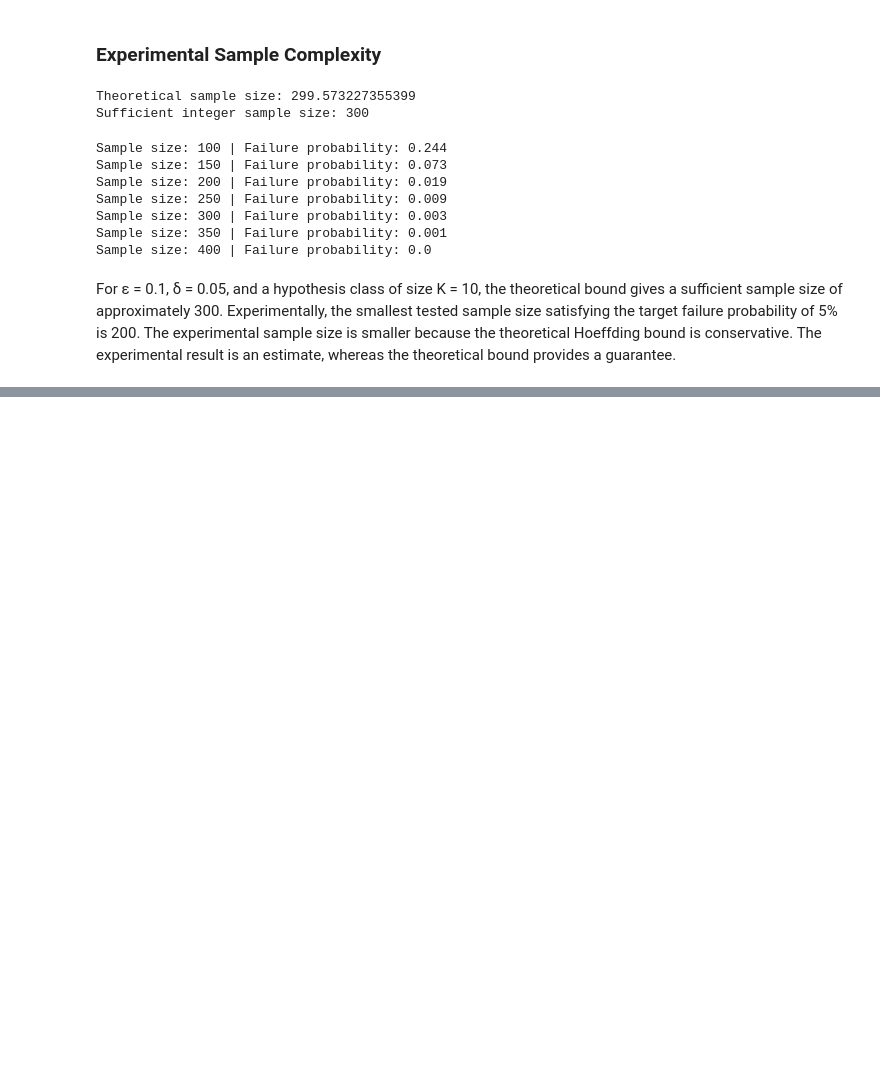
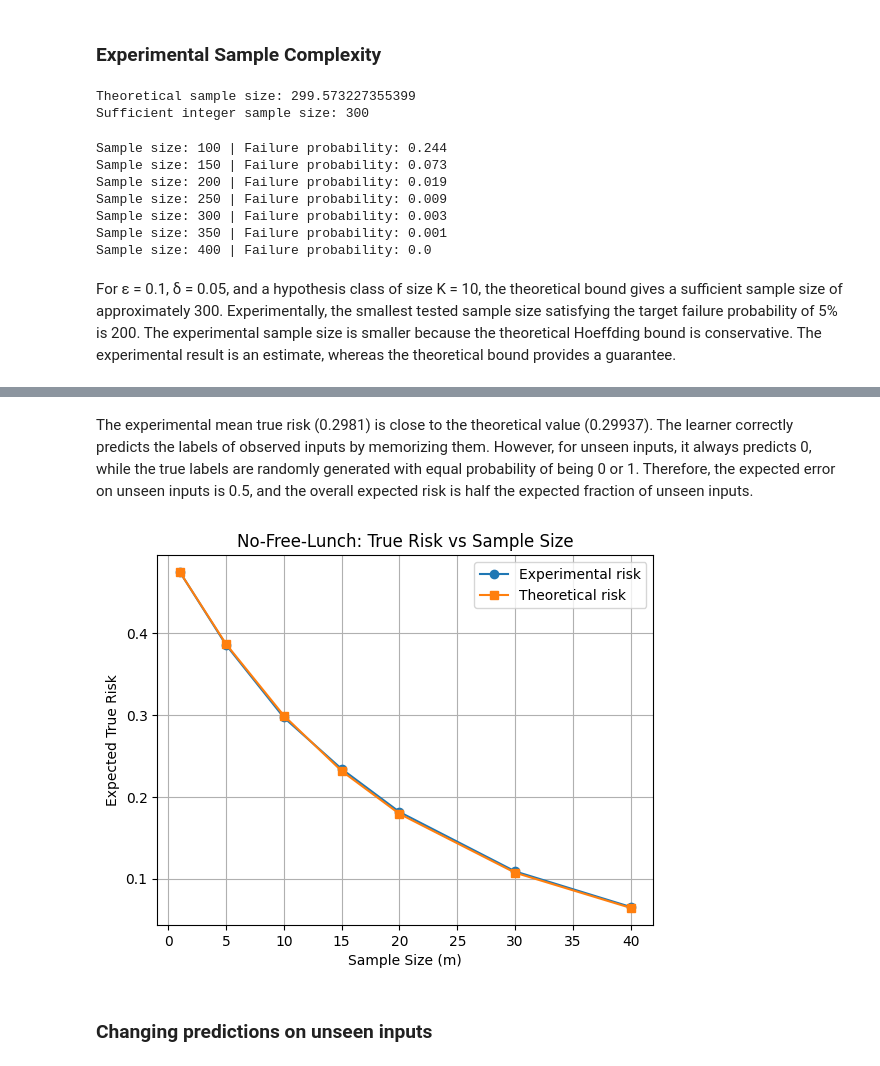
Before and after one commit to Gana-ABDelkader/GanaABDELKADER-MIAGE-ML, a Jupyter notebook: homework_02/hw2.ipynb, the cells around one changed output, grey strips where cells are left out. Drawn from its saved outputs; the diff is of its cells as text; code cells hidden in the pictures; blank space fills up the shorter version.

```diff
--- a/homework_02/hw2.ipynb
+++ b/homework_02/hw2.ipynb
@@ -363,0 +368,4 @@ For ε = 0.1, δ = 0.05, and a hypothesis class of size K = 10, the theoretical
+# %%
+N = 20
+m = 10
+n_repetitions = 1000
@@ -363,0 +395,16 @@ For ε = 0.1, δ = 0.05, and a hypothesis class of size K = 10, the theoretical
+# %%
+#Repeat the experiment mutiple times
+experimental_fractions = []
+
+for _ in range(n_repetitions):
+    sample_inputs = np.random.randint(0, N, size=m)
+    seen_inputs = np.unique(sample_inputs)
+
+    fraction_unseen = 1 - len(seen_inputs) / N
+    experimental_fractions.append(fraction_unseen)
+
+experimental_mean = np.mean(experimental_fractions)
+theoretical_fraction = (1 - 1 / N)**m
+
+print("Experimental average:", experimental_mean)
+print("Theoretical fraction:", theoretical_fraction)
@@ -363,0 +446,41 @@ For ε = 0.1, δ = 0.05, and a hypothesis class of size K = 10, the theoretical
+# %% [markdown]
+The experimental mean true risk (0.2981) is close to the theoretical value (0.29937). The learner correctly predicts the labels of observed inputs by memorizing them. However, for unseen inputs, it always predicts 0, while the true labels are randomly generated with equal probability of being 0 or 1. Therefore, the expected error on unseen inputs is 0.5, and the overall expected risk is half the expected fraction of unseen inputs.
+# %%
+#Visualization
+sample_sizes_nfl = [1, 5, 10, 15, 20, 30, 40]
+n_repetitions = 1000
+
+experimental_risks_by_m = []
+theoretical_risks_by_m = []
+
+for m in sample_sizes_nfl:
+    risks = []
+
+    for _ in range(n_repetitions):
+        target = np.random.binomial(1, 0.5, size=N)
+        sample_inputs = np.random.randint(0, N, size=m)
+
+        predictions = np.zeros(N, dtype=int)
+
+        for x in np.unique(sample_inputs):
+            predictions[x] = target[x]
+
+        risks.append(np.mean(predictions != target))
+
+    experimental_risks_by_m.append(np.mean(risks))
+    theoretical_risks_by_m.append(0.5 * (1 - 1/N)**m)
+
+plt.plot(sample_sizes_nfl, experimental_risks_by_m, marker='o', label='Experimental risk')
+
+plt.plot(sample_sizes_nfl, theoretical_risks_by_m, marker='s', label='Theoretical risk')
+
+plt.xlabel('Sample Size (m)')
+plt.ylabel('Expected True Risk')
+plt.title('No-Free-Lunch: True Risk vs Sample Size')
+plt.legend()
+plt.grid(True)
+plt.show()
+# %% [output]
+[figure, added]
+# %% [markdown]
+### Changing predictions on unseen inputs
```
Also changed, not shown: parts of 9 cells of this notebook.
